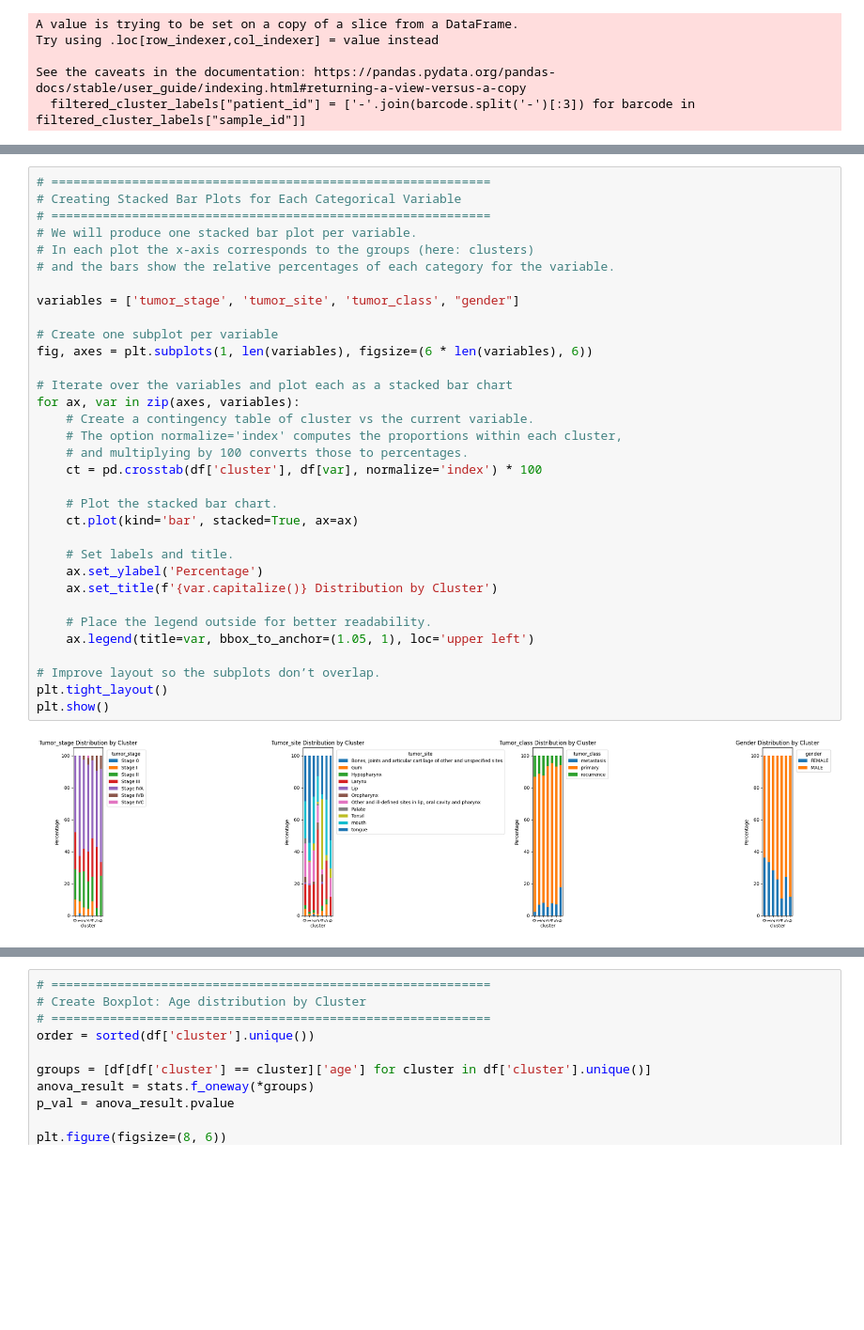
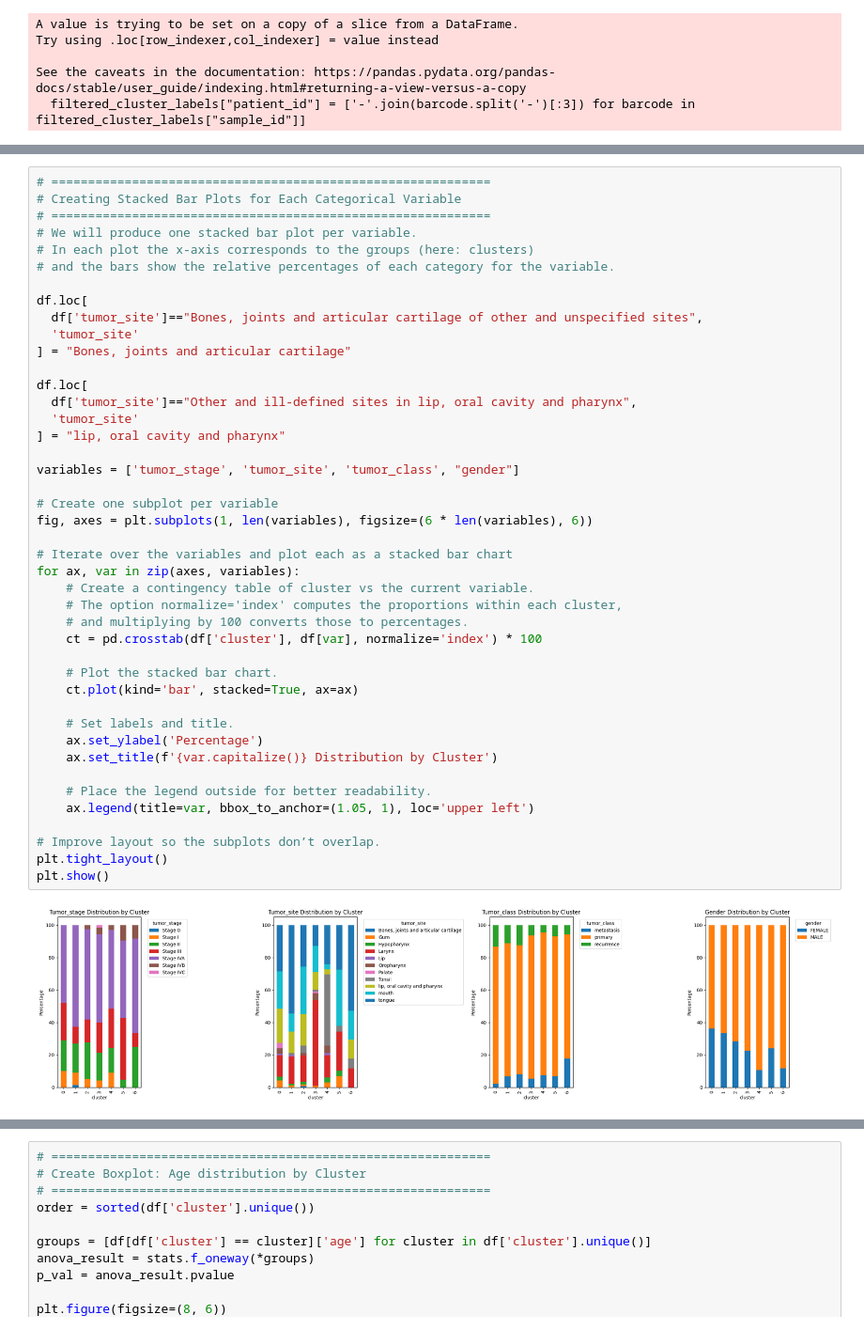
Before and after one commit to Harrison-Q-Ma/BNFO285_Projects, a Jupyter notebook: project_1/Wenshu/qualitative_assessments.ipynb, the cells around one changed output, grey strips where cells are left out. Shown: that part at 94% size. Cells and saved outputs as stored; diff of their text form; blank space fills up the shorter version.

```diff
--- a/project_1/Wenshu/qualitative_assessments.ipynb
+++ b/project_1/Wenshu/qualitative_assessments.ipynb
@@ -276,31 +295,41 @@ plt.show()
 # We will produce one stacked bar plot per variable.
 # In each plot the x-axis corresponds to the groups (here: clusters)
 # and the bars show the relative percentages of each category for the variable.
+
+df.loc[
+  df['tumor_site']=="Bones, joints and articular cartilage of other and unspecified sites",
+  'tumor_site'
+] = "Bones, joints and articular cartilage"
+
+df.loc[
+  df['tumor_site']=="Other and ill-defined sites in lip, oral cavity and pharynx",
+  'tumor_site'
+] = "lip, oral cavity and pharynx"
 
 variables = ['tumor_stage', 'tumor_site', 'tumor_class', "gender"]
 
 # Create one subplot per variable
 fig, axes = plt.subplots(1, len(variables), figsize=(6 * len(variables), 6))
 
 # Iterate over the variables and plot each as a stacked bar chart
 for ax, var in zip(axes, variables):
     # Create a contingency table of cluster vs the current variable.
     # The option normalize='index' computes the proportions within each cluster,
     # and multiplying by 100 converts those to percentages.
     ct = pd.crosstab(df['cluster'], df[var], normalize='index') * 100
 
     # Plot the stacked bar chart.
     ct.plot(kind='bar', stacked=True, ax=ax)
 
     # Set labels and title.
     ax.set_ylabel('Percentage')
     ax.set_title(f'{var.capitalize()} Distribution by Cluster')
 
     # Place the legend outside for better readability.
     ax.legend(title=var, bbox_to_anchor=(1.05, 1), loc='upper left')
 
 # Improve layout so the subplots don’t overlap.
 plt.tight_layout()
 plt.show()
 # %% [output]
-[figure, old version]
+[figure, new version]
```
Also changed, not shown: parts of 4 cells of this notebook.
